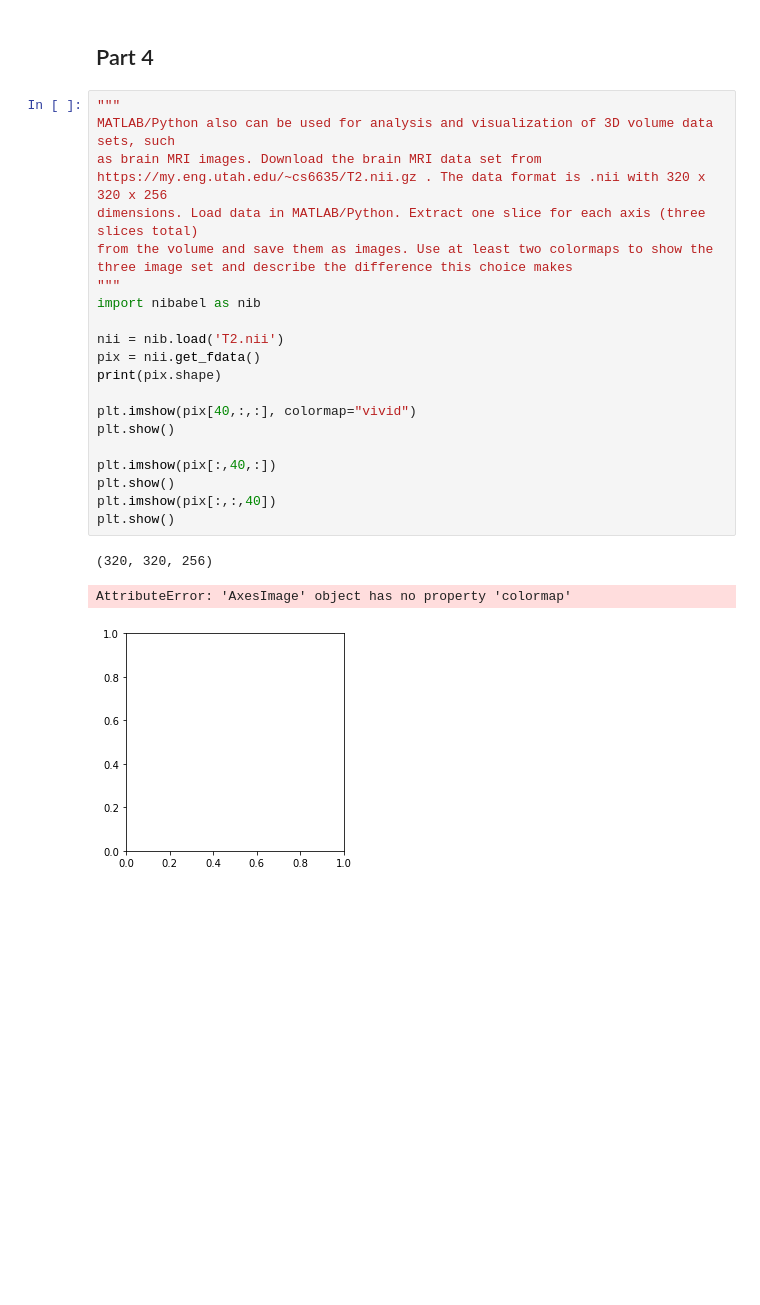
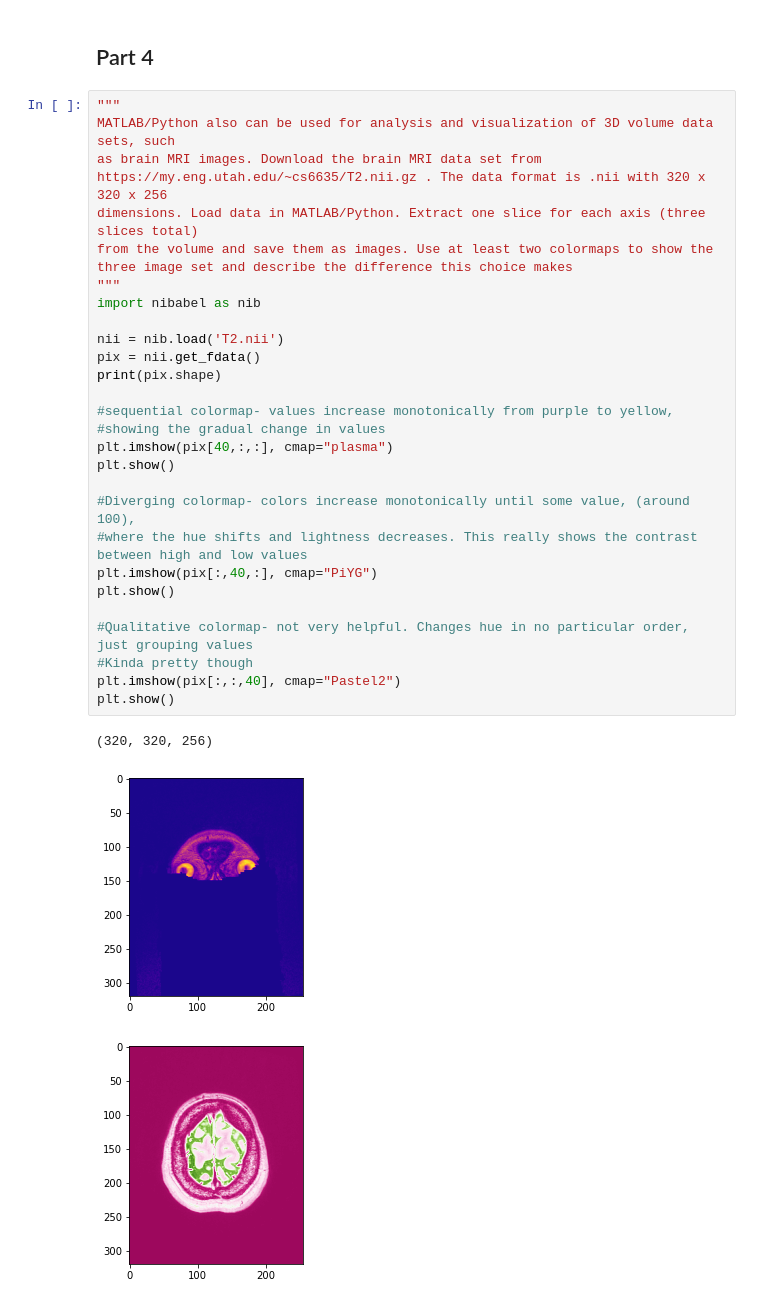
Before and after one commit to sarkunz/CS6635-Assign1, a Jupyter notebook: assign1.ipynb, the cells around one changed output. Saved outputs shown, nothing was run; the diff lists cells and outputs as text; blank space fills up the shorter version.

```diff
--- a/assign1.ipynb
+++ b/assign1.ipynb
@@ -349,25 +349,32 @@ Pros:
 # %%
 """
 MATLAB/Python also can be used for analysis and visualization of 3D volume data sets, such
 as brain MRI images. Download the brain MRI data set from
 https://my.eng.utah.edu/~cs6635/T2.nii.gz . The data format is .nii with 320 x 320 x 256
 dimensions. Load data in MATLAB/Python. Extract one slice for each axis (three slices total)
 from the volume and save them as images. Use at least two colormaps to show the three image set and describe the difference this choice makes
 """
 import nibabel as nib
 
 nii = nib.load('T2.nii')
 pix = nii.get_fdata()
 print(pix.shape)
 
-plt.imshow(pix[40,:,:], colormap="vivid")
+#sequential colormap- values increase monotonically from purple to yellow,
+#showing the gradual change in values
+plt.imshow(pix[40,:,:], cmap="plasma")
 plt.show()
 
-plt.imshow(pix[:,40,:])
+#Diverging colormap- colors increase monotonically until some value, (around 100),
+#where the hue shifts and lightness decreases. This really shows the contrast between high and low values
+plt.imshow(pix[:,40,:], cmap="PiYG")
 plt.show()
-plt.imshow(pix[:,:,40])
+
+#Qualitative colormap- not very helpful. Changes hue in no particular order, just grouping values
+#Kinda pretty though
+plt.imshow(pix[:,:,40], cmap="Pastel2")
 plt.show()
 # %% [output]
 (320, 320, 256)
-AttributeError: 'AxesImage' object has no property 'colormap'
-[figure, old version]
+[figure, new version]
+[figure, added]
```
Also changed, not shown: parts of 1 cell of this notebook.
